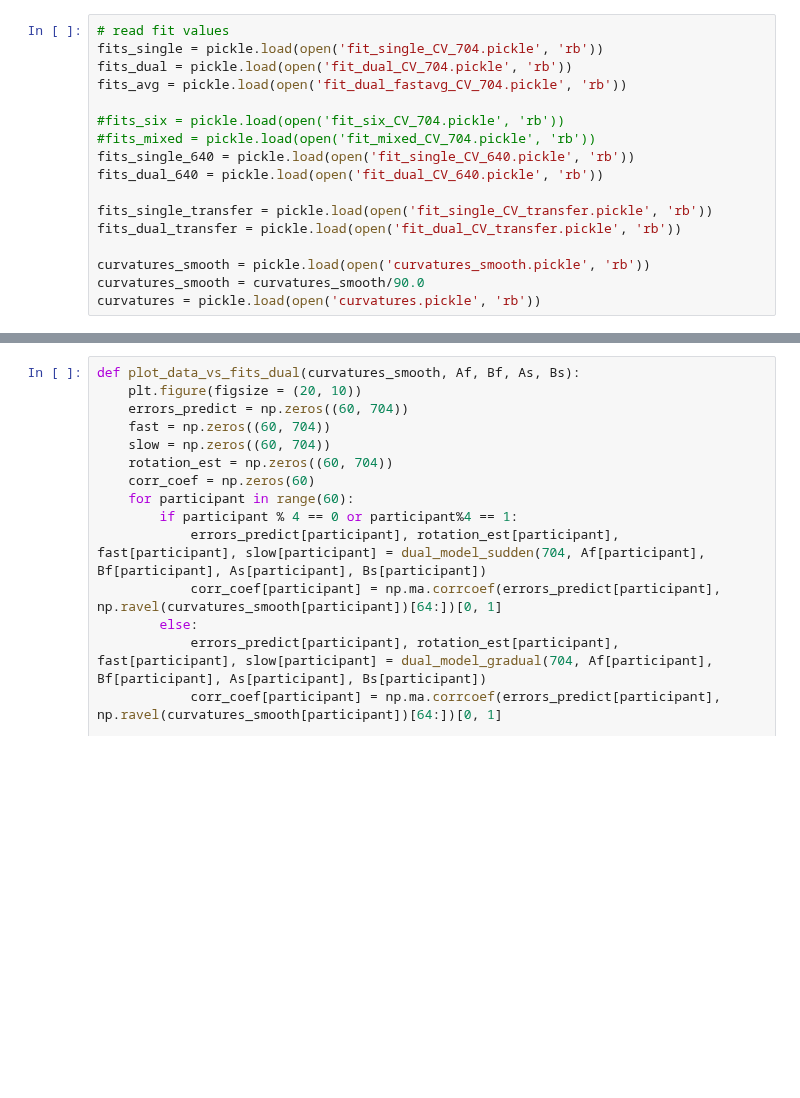
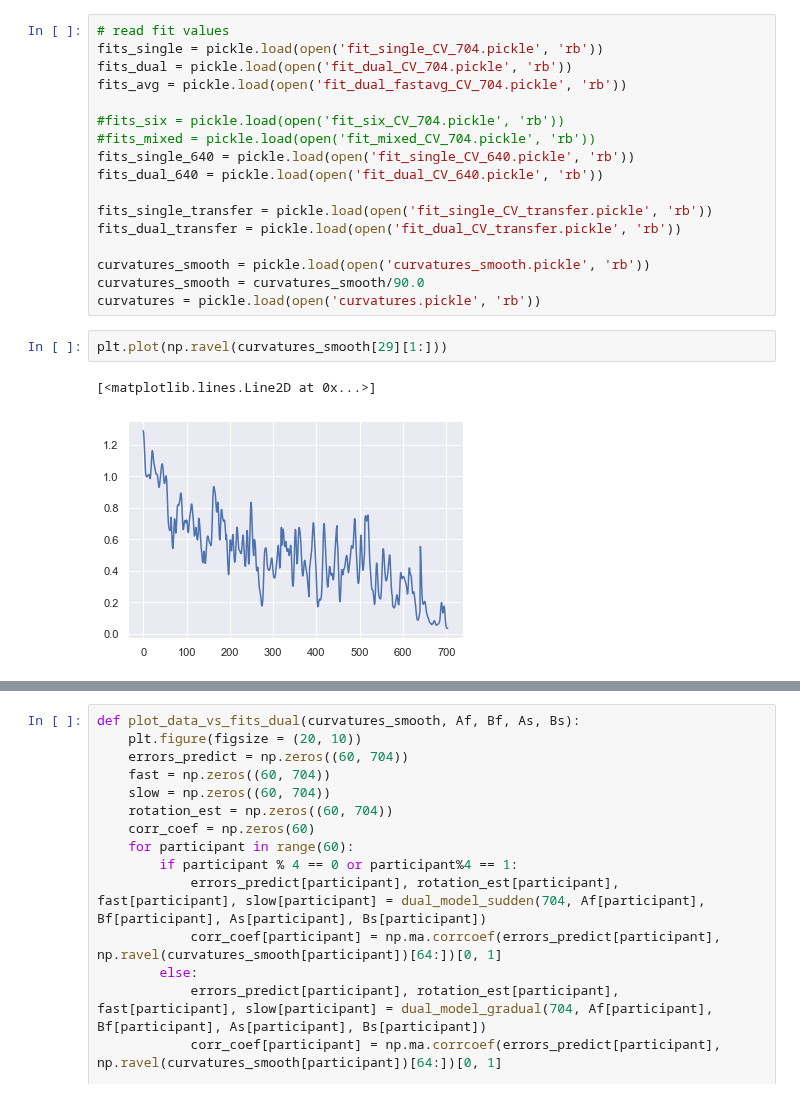
Before and after one commit to tejas-savalia/Lab-Codes, a Jupyter notebook: Psychtoolbox/Visuomotor_Adaptation_Tablet/python_scripts/model_comparisons.ipynb, the cells around one changed output, grey strips where cells are left out. Saved outputs shown, nothing was run; the diff lists cells and outputs as text; blank space fills up the shorter version.

```diff
--- a/Psychtoolbox/Visuomotor_Adaptation_Tablet/python_scripts/model_comparisons.ipynb
+++ b/Psychtoolbox/Visuomotor_Adaptation_Tablet/python_scripts/model_comparisons.ipynb
@@ -35,3 +35,8 @@ fits_dual_transfer = pickle.load(open('fit_dual_CV_transfer.pickle', 'rb'))
 curvatures_smooth = pickle.load(open('curvatures_smooth.pickle', 'rb'))
 curvatures_smooth = curvatures_smooth/90.0
 curvatures = pickle.load(open('curvatures.pickle', 'rb'))
+# %%
+plt.plot(np.ravel(curvatures_smooth[29][1:]))
+# %% [output]
+[<matplotlib.lines.Line2D at 0x...>]
+[figure, added]
```
Also changed, not shown: parts of 1 cell of this notebook, 4 other files.
